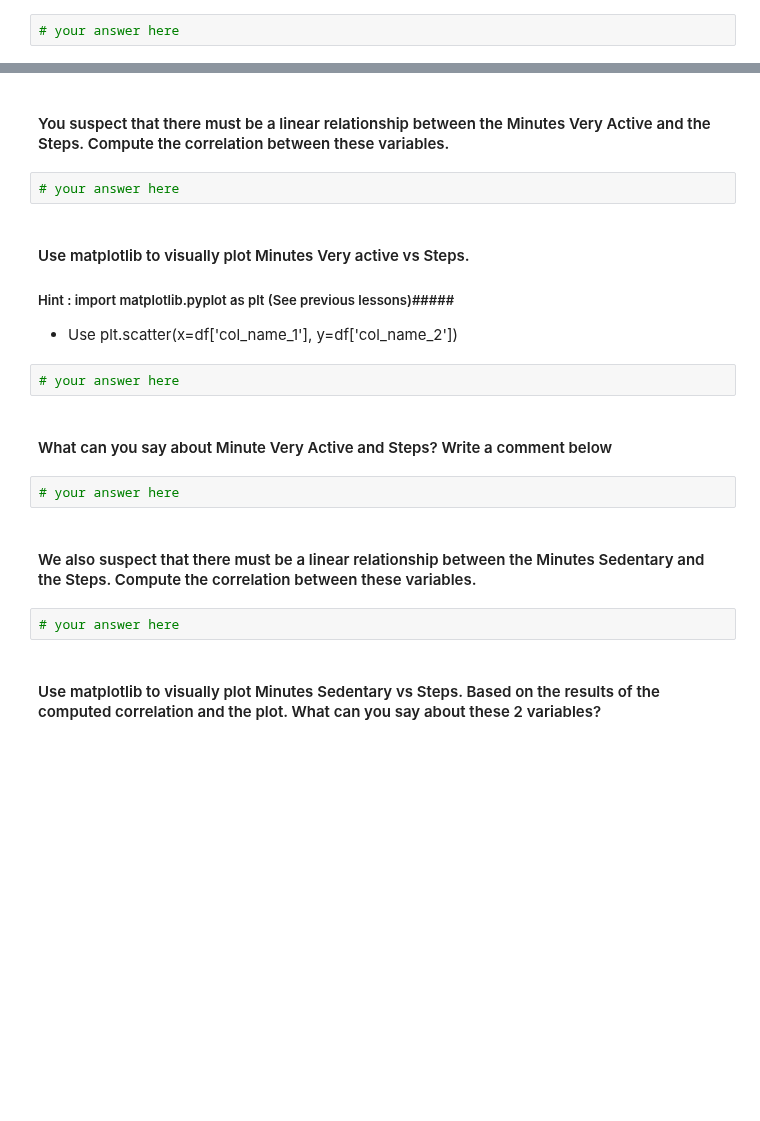
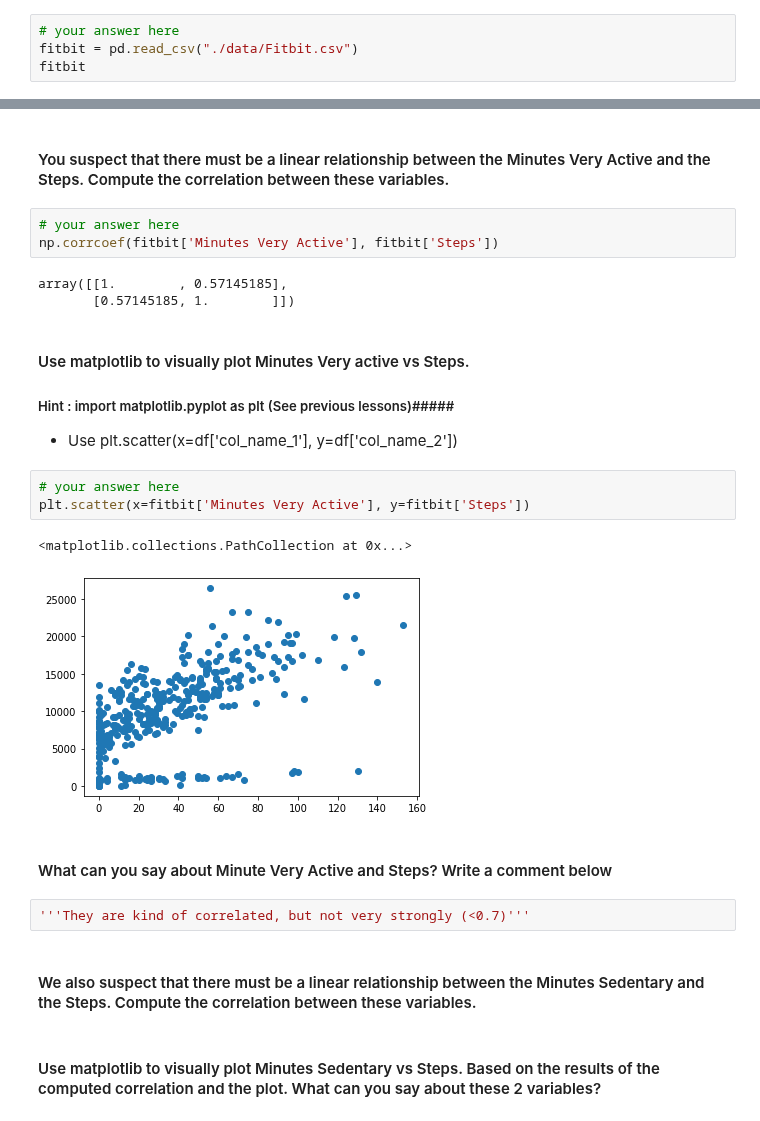
Before and after one commit to ta-data-lis/lab-pivot-table-and-correlation, a Jupyter notebook: your_code/main.ipynb, the cells around one changed output, grey strips where cells are left out. Drawn from its saved outputs; the diff is of its cells as text; blank space fills up the shorter version.

```diff
--- a/your_code/main.ipynb
+++ b/your_code/main.ipynb
@@ -129,3 +170,5 @@ Hint: Write a custom function.
 #### Open the ` Fitbit.csv` file and name your dataset `fitbit`.
 # %%
 # your answer here
+fitbit = pd.read_csv("./data/Fitbit.csv")
+fitbit
@@ -140,20 +229,26 @@ Hint: Use Pandas functions from previous lectures.
 #### You suspect that there must be a linear relationship between the Minutes Very Active and the Steps. Compute the correlation between these variables.
 # %%
 # your answer here
+np.corrcoef(fitbit['Minutes Very Active'], fitbit['Steps'])
+# %% [output]
+array([[1.        , 0.57145185],
+       [0.57145185, 1.        ]])
 # %% [markdown]
 #### Use matplotlib to visually plot Minutes Very active vs Steps.
 
 ##### Hint : import matplotlib.pyplot as plt (See previous lessons)#####
 - Use plt.scatter(x=df['col_name_1'], y=df['col_name_2'])
-# %%
-# your answer here
+# %%
+# your answer here
+plt.scatter(x=fitbit['Minutes Very Active'], y=fitbit['Steps'])
+# %% [output]
+<matplotlib.collections.PathCollection at 0x...>
+[figure, added]
 # %% [markdown]
 #### What can you say about Minute Very Active and Steps? Write a comment below
-# %%
-# your answer here
+# %%
+'''They are kind of correlated, but not very strongly (<0.7)'''
 # %% [markdown]
 #### We also suspect that there must be a linear relationship between the Minutes Sedentary and the Steps. Compute the correlation between these variables.
-# %%
-# your answer here
 # %% [markdown]
 #### Use matplotlib to visually plot Minutes Sedentary vs Steps. Based on the results of the computed correlation and the plot. What can you say about these 2 variables?
```
Also changed, not shown: parts of 27 cells of this notebook.
